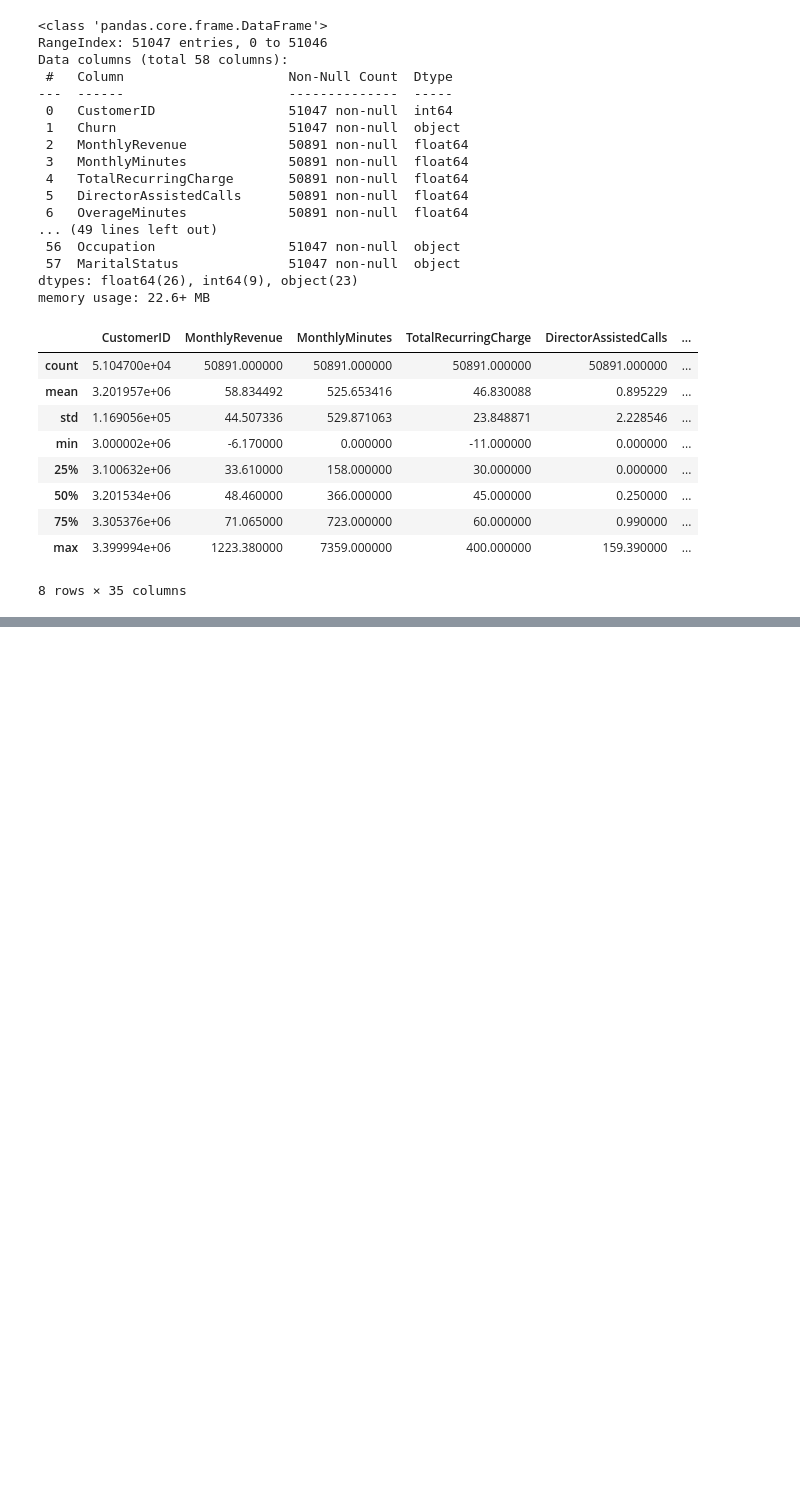
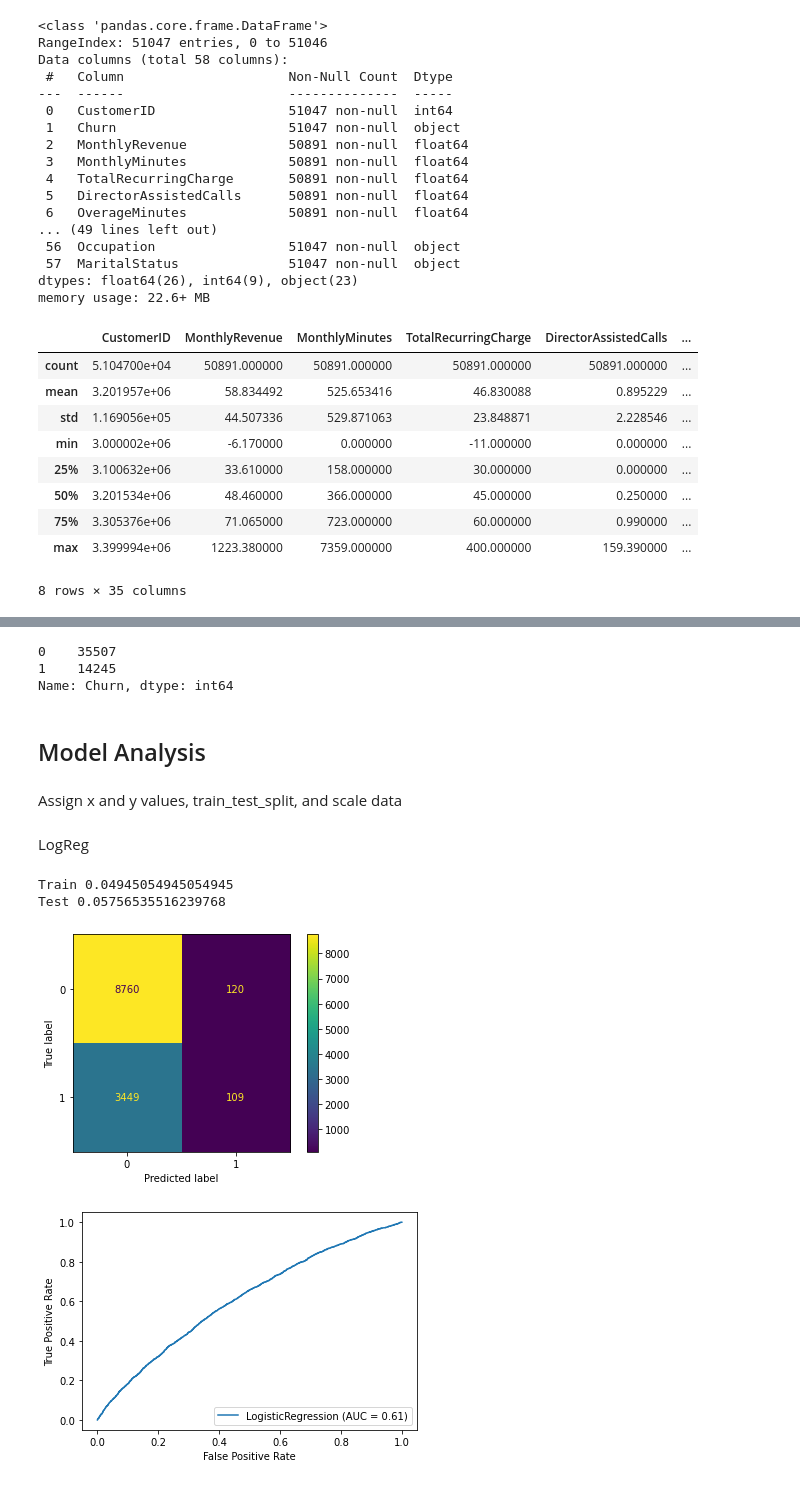
Before and after one commit to chris-helmerson/Cellular_Customer_Churn_Prediction, a Jupyter notebook: EDA.ipynb, the cells around one changed output, grey strips where cells are left out. Cells and saved outputs as stored; diff of their text form; code cells hidden in the pictures; blank space fills up the shorter version.

```diff
--- a/EDA.ipynb
+++ b/EDA.ipynb
@@ -75,0 +83,4 @@ df.describe()
+# %%
+df.dropna(how='any', inplace=True)
+df.drop(['CustomerID', 'Homeownership', 'NotNewCellphoneUser', 'HandsetPrice',
+'PrizmCode', 'Occupation', 'MaritalStatus'], axis=1, inplace=True)
@@ -75,0 +89,3 @@ df.describe()
+# %%
+df['ZipCode'] = df['ServiceArea'].str[-3:].astype(int)
+df = df.drop('ServiceArea', axis=1)
@@ -75,0 +94,4 @@ df.describe()
+# %%
+df.replace(to_replace='Yes', value=1, inplace=True)
+df.replace(to_replace='No', value=0, inplace=True)
+df['CreditRating'] = (df['CreditRating'].str[0]).astype(int)
@@ -75,0 +134,33 @@ df.describe()
+# %%
+df.Churn.value_counts()
+# %% [output]
+0    35507
+1    14245
+Name: Churn, dtype: int64
+# %% [markdown]
+## Model Analysis
+# %% [markdown]
+Assign x and y values, train_test_split, and scale data
+# %%
+x = df.drop('Churn', axis=1)
+y = df.Churn
+x_train, x_test, y_train, y_test = train_test_split(x, y, test_size=0.25, random_state=15)
+scale = StandardScaler()
+x_train_scaled = scale.fit_transform(x_train)
+x_test_scaled = scale.transform(x_test)
+# %% [markdown]
+LogReg
+# %%
+lr = LogisticRegression()
+lr.fit(x_train_scaled, y_train)
+y_hat_train = lr.predict(x_train_scaled)
+y_hat_test = lr.predict(x_test_scaled)
+print(f'Train {f1_score(y_train, y_hat_train)}')
+print(f'Test {f1_score(y_test, y_hat_test)}')
+plot_confusion_matrix(lr, x_test_scaled, y_test);
+plot_roc_curve(lr, x_test_scaled, y_test);
+# %% [output]
+Train 0.04945054945054945
+Test 0.05756535516239768
+[figure, added]
+[figure, added]
```
Also changed, not shown: parts of 13 cells of this notebook.
